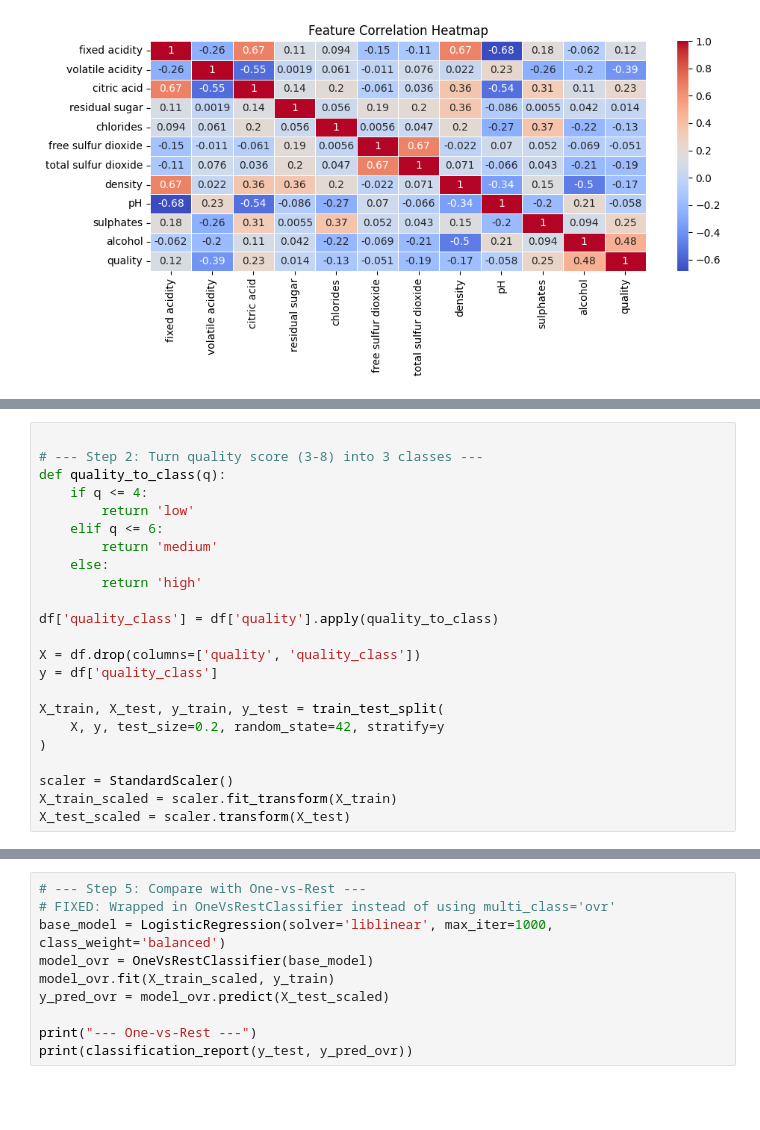
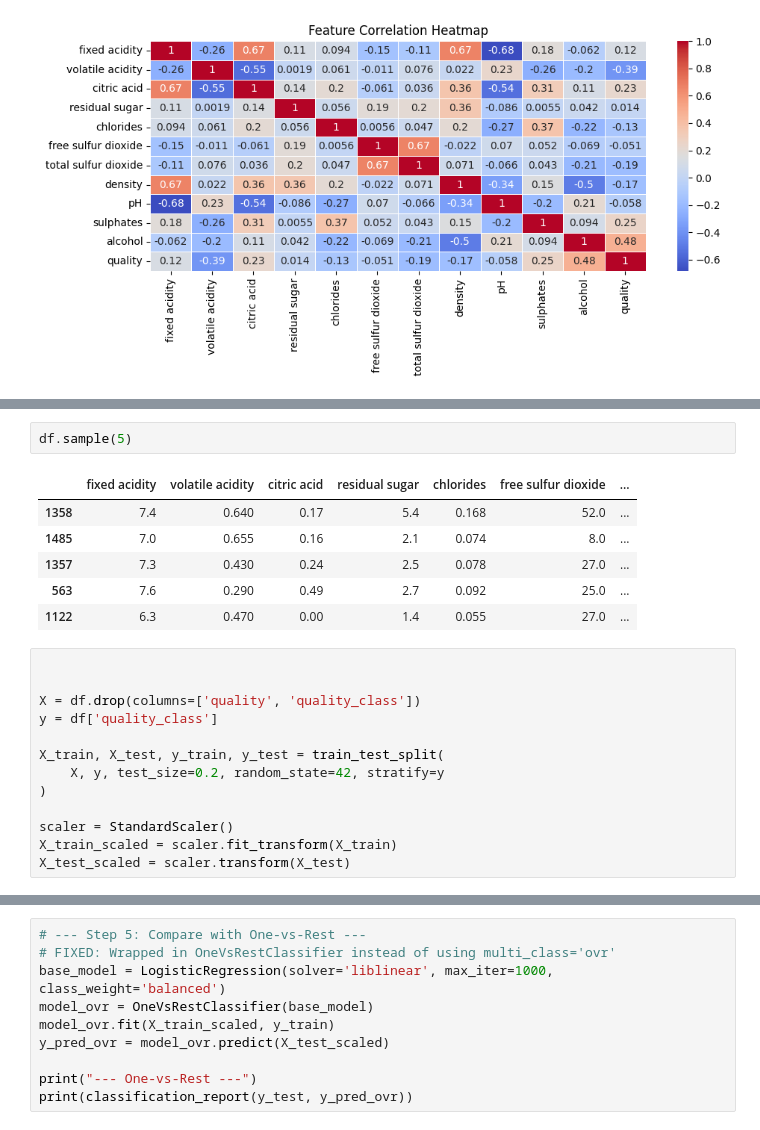
Before and after one commit to malik09-teach/batch-01, a Jupyter notebook: linear models/multi logestic.ipynb, the cells around one changed output, grey strips where cells are left out. Saved outputs shown, nothing was run; the diff lists cells and outputs as text; blank space fills up the shorter version.

```diff
--- a/linear models/multi logestic.ipynb
+++ b/linear models/multi logestic.ipynb
@@ -97,15 +133,14 @@ plt.show()
+# %%
+df.sample(5)
+# %% [output]
+|  | fixed acidity | volatile acidity | citric acid | residual sugar | chlorides | free sulfur dioxide | ... |
+| 1358 | 7.4 | 0.640 | 0.17 | 5.4 | 0.168 | 52.0 | ... |
+| 1485 | 7.0 | 0.655 | 0.16 | 2.1 | 0.074 | 8.0 | ... |
+| 1357 | 7.3 | 0.430 | 0.24 | 2.5 | 0.078 | 27.0 | ... |
+| 563 | 7.6 | 0.290 | 0.49 | 2.7 | 0.092 | 25.0 | ... |
+| 1122 | 6.3 | 0.470 | 0.00 | 1.4 | 0.055 | 27.0 | ... |
 # %%
 
-# --- Step 2: Turn quality score (3-8) into 3 classes ---
-def quality_to_class(q):
-    if q <= 4:
-        return 'low'
-    elif q <= 6:
-        return 'medium'
-    else:
-        return 'high'
-
-df['quality_class'] = df['quality'].apply(quality_to_class)
 
 X = df.drop(columns=['quality', 'quality_class'])
 y = df['quality_class']
```
Also changed, not shown: parts of 7 cells of this notebook, 1 other file.
